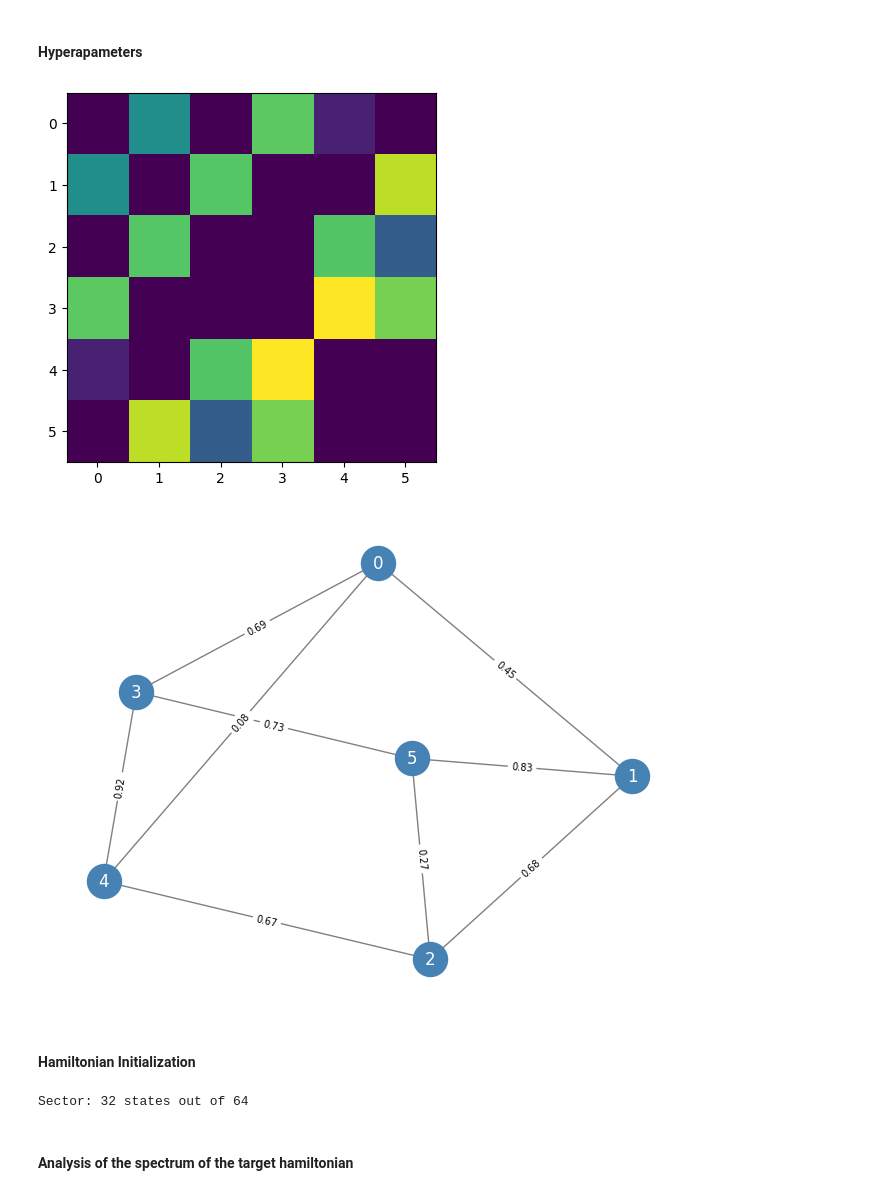
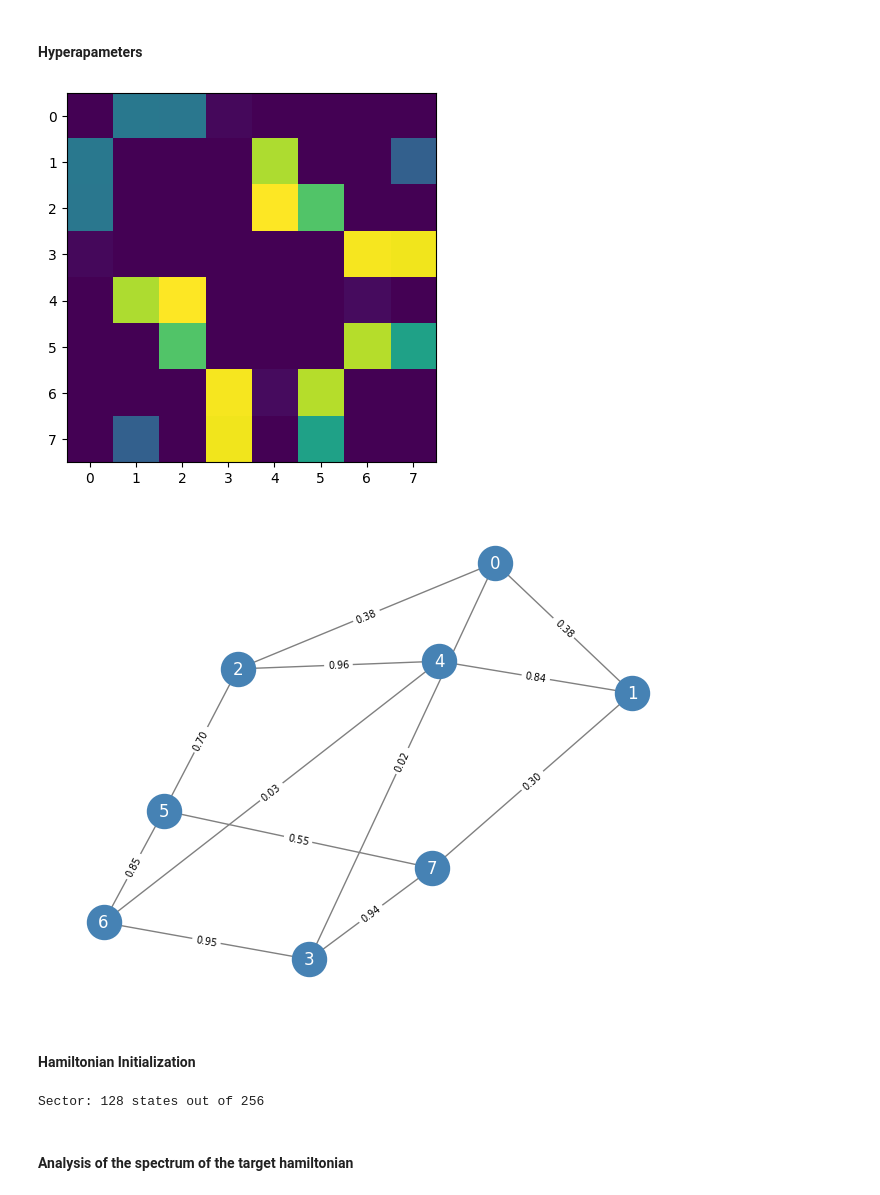
Before and after one commit to emacosta95/Magic4Annealing, a Jupyter notebook: ExploringMaxCut.ipynb, the cells around one changed output. Saved outputs shown, nothing was run; the diff lists cells and outputs as text; code cells hidden in the pictures.

```diff
--- a/ExploringMaxCut.ipynb
+++ b/ExploringMaxCut.ipynb
@@ -16,48 +20,56 @@ from src.utils import Sector
 #### Hyperapameters
 # %%
 #### create istances on networkx
-nqubits = 6
+nqubits = 8
 
-basis=computational_basis(nqubits)
+basis = computational_basis(nqubits)
 graph_instance = nx.random_regular_graph(d=3, n=nqubits)
 
 # Assign random weights in [0,1]
 for u, v in graph_instance.edges():
-    graph_instance[u][v]['weight'] = np.random.uniform(0, 1)
+    graph_instance[u][v]["weight"] = np.random.uniform(0, 1)
 
 jij = nx.to_numpy_array(graph_instance)  # unweighted adjacency matrix
 
 plt.imshow(jij)
 plt.show()
 # %% [output]
-[figure, old version]
+[figure, new version]
 # %%
-
 pos = nx.spring_layout(graph_instance, seed=42)
-nx.draw(graph_instance, pos, with_labels=True, node_color='steelblue',
-        edge_color='gray', node_size=600, font_color='white')
+nx.draw(
+    graph_instance,
+    pos,
+    with_labels=True,
+    node_color="steelblue",
+    edge_color="gray",
+    node_size=600,
+    font_color="white",
+)
 
 # draw edge weights
-edge_labels = {(u,v): f"{graph_instance[u][v]['weight']:.2f}" for u,v in graph_instance.edges()}
+edge_labels = {
+    (u, v): f"{graph_instance[u][v]['weight']:.2f}" for u, v in graph_instance.edges()
+}
 nx.draw_networkx_edge_labels(graph_instance, pos, edge_labels=edge_labels, font_size=7)
 
 plt.show()
 # %% [output]
-[figure, old version]
+[figure, new version]
 # %% [markdown]
 #### Hamiltonian Initialization
 # %%
-nqubits=jij.shape[0]
+nqubits = jij.shape[0]
 
-PS=Sector(nqubits=nqubits)
+PS = Sector(nqubits=nqubits)
 
-target_hamiltonian=get_longitudinal_hamiltonian(jij)
-target_hamiltonian_s=PS.project(target_hamiltonian)
-driver_hamiltonian=get_driver_hamiltonian(nqubits=nqubits)
+target_hamiltonian = get_longitudinal_hamiltonian(jij)
+target_hamiltonian_s = PS.project(target_hamiltonian)
+driver_hamiltonian = get_driver_hamiltonian(nqubits=nqubits)
 
-driver_hamiltonian_s=PS.project(driver_hamiltonian)
+driver_hamiltonian_s = PS.project(driver_hamiltonian)
 # %% [output]
-Sector: 32 states out of 64
+Sector: 128 states out of 256
 # %% [markdown]
 #### Analysis of the spectrum of the target hamiltonian
 # %%
```
Also changed, not shown: parts of 33 cells of this notebook, 10 other files.
